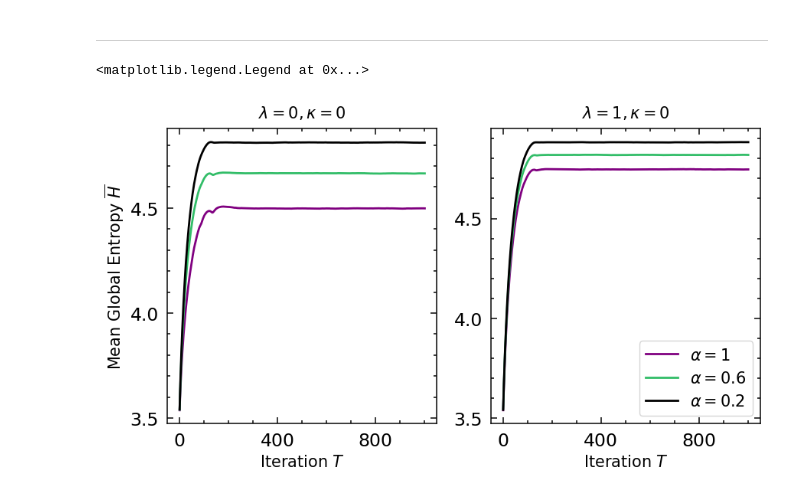
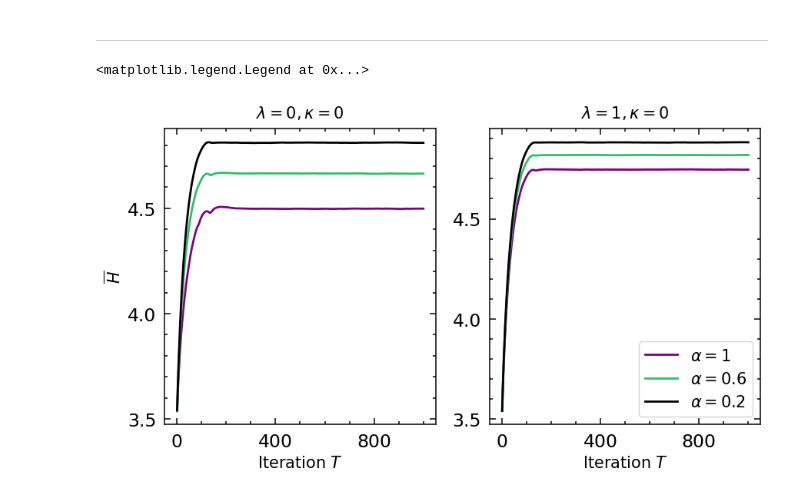
Before and after one commit to patrick-oliveira/EntropiaGrafos, a Jupyter notebook: notebooks/single_polarized_group.ipynb, the cells around one changed output. Saved outputs shown, nothing was run; the diff lists cells and outputs as text; code cells hidden in the pictures.

```diff
--- a/notebooks/single_polarized_group.ipynb
+++ b/notebooks/single_polarized_group.ipynb
@@ -36,7 +36,7 @@ titles = [
 title_size = 15
 single_ylabel = True
 position_ylabel = "left"
-ylabel = r"Mean Global Entropy $\overline{H}$"
+ylabel = r"$\overline{H}$"
 ylabel_fontsize = 15
 xlabel_bottom_only = True
 xlabel = r"Iteration $T$"
@@ -74,34 +74,34 @@ fig, axs = format_text(
     xlabel,
     xlabel_fontsize
 )
 
 # plot
 line_width = 2
 
 measure = 'entropy'
 
 alpha_color =  {
     1: "purple",
     0.8: "darkgreen",
     0.6: "#32BD68",
     0.4: "y",
     0.2: "k"
 }
 
 X = np.arange(1, 1000 + 1)
 
 selected_params = [x for x in params if x['kappa'] == 0 and x['lambd'] == 0 and x['gamma'] == 0]
 for p in selected_params:
     axs[0].plot(X, results[make_tuple(p)][measure], c = alpha_color[p['alpha']], linewidth = line_width)
 
 selected_params = [x for x in params if x['kappa'] == 0 and x['lambd'] == 1 and x['gamma'] == 0]
 for p in selected_params:
     axs[1].plot(X, results[make_tuple(p)][measure], c = alpha_color[p['alpha']], linewidth = line_width, label = rf'$\alpha = ${p["alpha"]}')
 
 axs[1].legend(loc = 'lower right', fontsize = 15)
 # %% [output]
 <matplotlib.legend.Legend at 0x...>
-[figure, old version]
+[figure, new version]
 # %%
 # parameters
 
```
Also changed, not shown: parts of 3 cells of this notebook.
